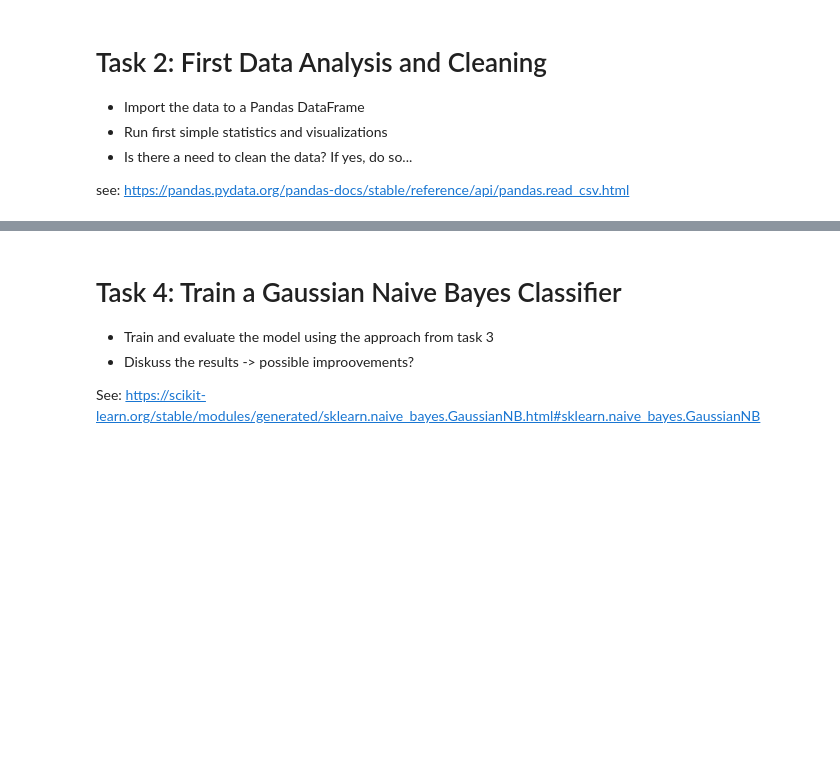
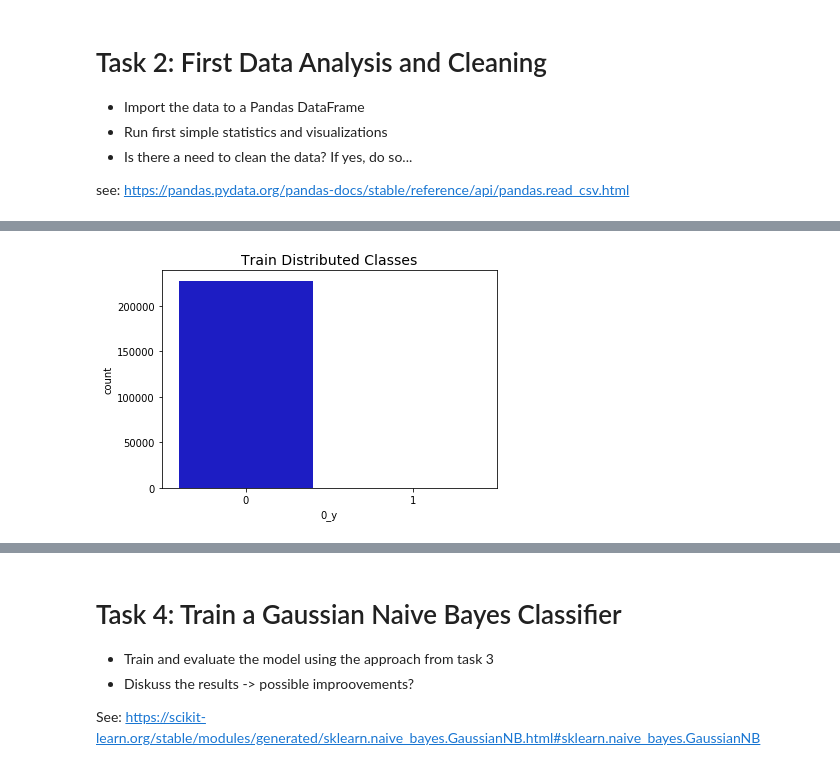
Before and after one commit to developeraakash/DataMining2020, a Jupyter notebook: week5/Assignment_1_fraud_detection.ipynb, the cells around one changed output, grey strips where cells are left out. Saved outputs shown, nothing was run; the diff lists cells and outputs as text; code cells hidden in the pictures; blank space fills up the shorter version.

```diff
--- a/week5/Assignment_1_fraud_detection.ipynb
+++ b/week5/Assignment_1_fraud_detection.ipynb
@@ -47,0 +131,24 @@ python --version
+# %%
+# Split Test and Train to proportional sets per Class labels
+X = A.drop('Class', axis=1)
+y = A['Class']
+
+sss = StratifiedKFold(n_splits=5, random_state=None, shuffle=False)
+
+for train_index, test_index in sss.split(X, y):
+    print("Train:", train_index, "Test:", test_index)
+    Xtrain, Xtest = X.iloc[train_index], X.iloc[test_index]
+    ytrain, ytest = y.iloc[train_index], y.iloc[test_index]
+
+Xtrain = Xtrain.values
+Xtest = Xtest.values
+ytrain = ytrain.values
+ytest = ytest.values
+
+train_unique_label, train_counts_label = np.unique(ytrain, return_counts=True)
+test_unique_label, test_counts_label = np.unique(ytest, return_counts=True)
+
+
+print('Label Distributions: \n')
+print(train_counts_label/ len(ytrain))
+print(test_counts_label/ len(ytest))
@@ -47,0 +165,10 @@ python --version
+# %%
+TrainDataset = pd.DataFrame(Xtrain)
+TrainDataset = TrainDataset.merge(pd.DataFrame(ytrain),left_index=True, right_index=True)
+
+
+sns.countplot('0_y', data=TrainDataset, palette=["#0101DF", "#DF0101"])
+plt.title('Train Distributed Classes', fontsize=14)
+plt.show()
+# %% [output]
+[figure, added]
```
Also changed, not shown: parts of 17 cells of this notebook.
